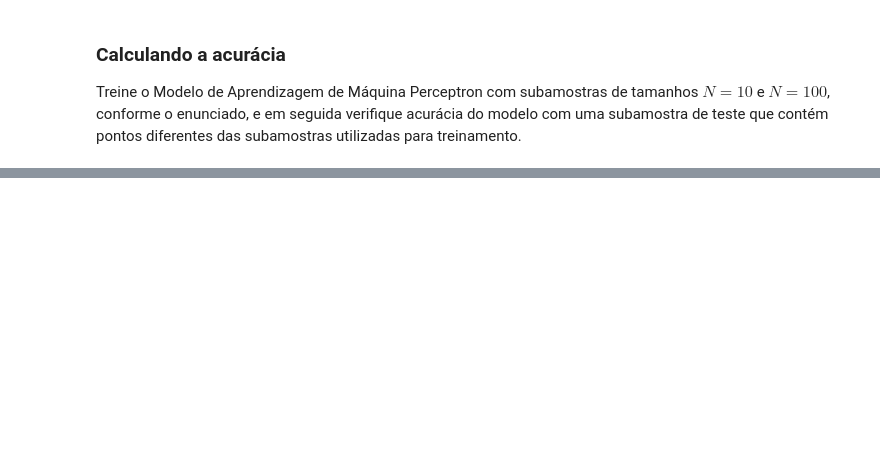
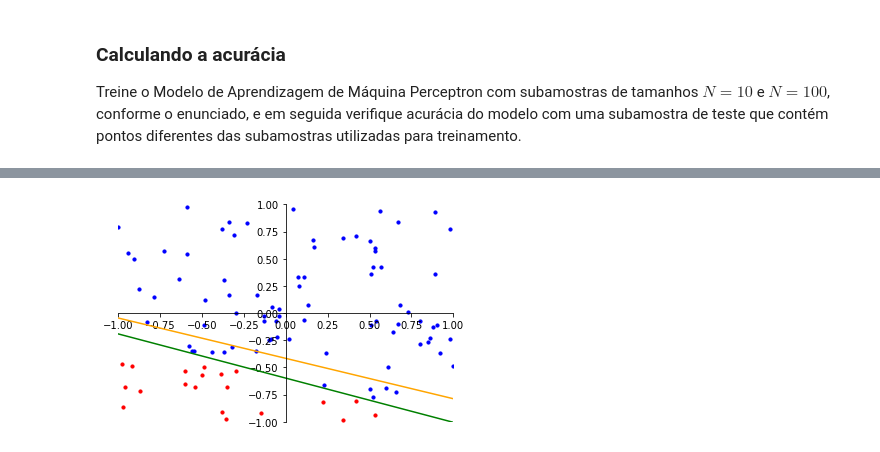
Before and after one commit to JoseAugusto011/MachineLearning, a Jupyter notebook: Pratica___PLA.ipynb, the cells around one changed output, grey strips where cells are left out. Saved outputs shown, nothing was run; the diff lists cells and outputs as text; code cells hidden in the pictures; blank space fills up the shorter version.

```diff
--- a/Pratica___PLA.ipynb
+++ b/Pratica___PLA.ipynb
@@ -303,0 +292,4 @@ Acurácia com subamostra de treino 100: 0.38
+# %%
+plot_grafico(X_test, Y, PesosTreino, [m, b])
+# %% [output]
+[figure, added]
```
Also changed, not shown: parts of 11 cells of this notebook.
